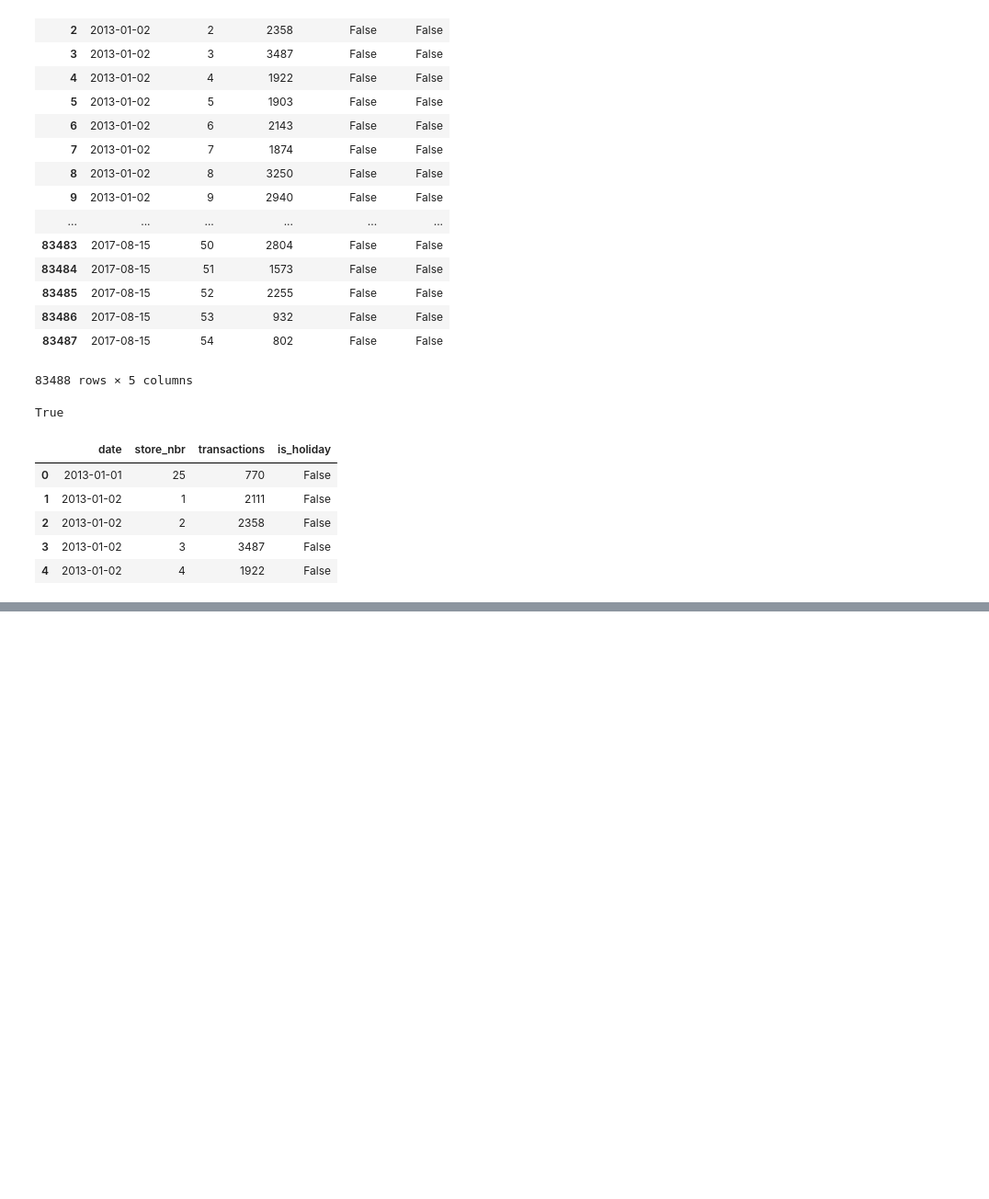
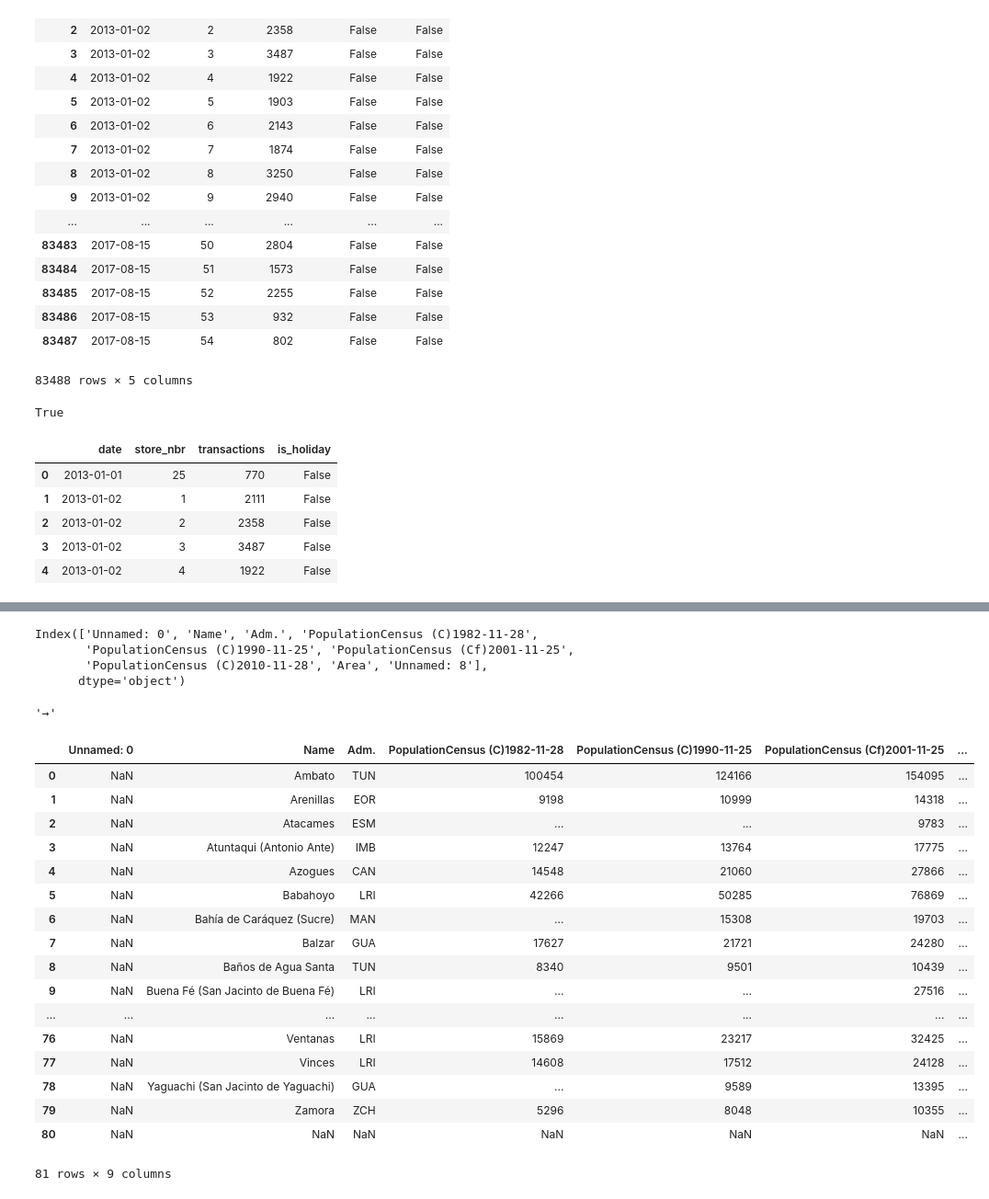
Before and after one commit to astrojuanlu/bts-mbds-data-science-foundations, a Jupyter notebook: sessions/14-Feature-Engineering_class.ipynb, the cells around one changed output, grey strips where cells are left out. Shown at 92% size. Saved outputs shown, nothing was run; the diff lists cells and outputs as text; code cells hidden in the pictures; blank space fills up the shorter version.

```diff
--- a/sessions/14-Feature-Engineering_class.ipynb
+++ b/sessions/14-Feature-Engineering_class.ipynb
@@ -616,0 +652,32 @@ trans.head()
+# %%
+tables[2].columns
+# %% [output]
+Index(['Unnamed: 0', 'Name', 'Adm.', 'PopulationCensus (C)1982-11-28',
+       'PopulationCensus (C)1990-11-25', 'PopulationCensus (Cf)2001-11-25',
+       'PopulationCensus (C)2010-11-28', 'Area', 'Unnamed: 8'],
+      dtype='object')
+# %%
+tables[2].iat[0, -1]
+# %% [output]
+'→'
+# %%
+tables[2]
+# %% [output]
+|  | Unnamed: 0 | Name | Adm. | PopulationCensus (C)1982-11-28 | PopulationCensus (C)1990-11-25 | PopulationCensus (Cf)2001-11-25 | ... |
+| 0 | NaN | Ambato | TUN | 100454 | 124166 | 154095 | ... |
+| 1 | NaN | Arenillas | EOR | 9198 | 10999 | 14318 | ... |
+| 2 | NaN | Atacames | ESM | ... | ... | 9783 | ... |
+| 3 | NaN | Atuntaqui (Antonio Ante) | IMB | 12247 | 13764 | 17775 | ... |
+| 4 | NaN | Azogues | CAN | 14548 | 21060 | 27866 | ... |
+| 5 | NaN | Babahoyo | LRI | 42266 | 50285 | 76869 | ... |
+| 6 | NaN | Bahía de Caráquez (Sucre) | MAN | ... | 15308 | 19703 | ... |
+| 7 | NaN | Balzar | GUA | 17627 | 21721 | 24280 | ... |
+| 8 | NaN | Baños de Agua Santa | TUN | 8340 | 9501 | 10439 | ... |
+| 9 | NaN | Buena Fé (San Jacinto de Buena Fé) | LRI | ... | ... | 27516 | ... |
+| ... | ... | ... | ... | ... | ... | ... | ... |
+| 76 | NaN | Ventanas | LRI | 15869 | 23217 | 32425 | ... |
+| 77 | NaN | Vinces | LRI | 14608 | 17512 | 24128 | ... |
+| 78 | NaN | Yaguachi (San Jacinto de Yaguachi) | GUA | ... | 9589 | 13395 | ... |
+| 79 | NaN | Zamora | ZCH | 5296 | 8048 | 10355 | ... |
+| 80 | NaN | NaN | NaN | NaN | NaN | NaN | ... |
+81 rows × 9 columns
```
Also changed, not shown: parts of 3 cells of this notebook.
